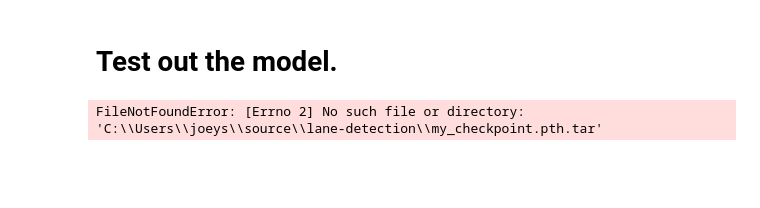
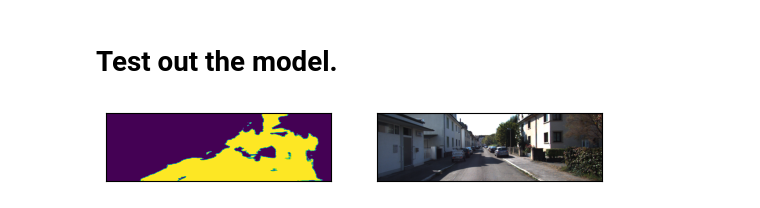
Before and after one commit to joeysantana3/lane-detection, a Jupyter notebook: U-Net From Scratch.ipynb, the cells around one changed output. Drawn from its saved outputs; the diff is of its cells as text; code cells hidden in the pictures; blank space fills up the shorter version.

```diff
--- a/U-Net From Scratch.ipynb
+++ b/U-Net From Scratch.ipynb
@@ -343,12 +339,12 @@ import cv2
 
 
 INDEX = 4
-VAL_IMAGES = r"C:\Users\joeys\source\lane-detection\data_road_modified\data_road\training\prepped_train_data\val\images"
-CHECKPOINT_PATH = r"C:\Users\joeys\source\lane-detection\my_checkpoint.pth.tar"
+VAL_IMAGES = r"C:\Users\Joey\source\lane-detection\New-Set-Feb-11-2023\val\images"
+CHECKPOINT_PATH = r"G:\My Drive\my_checkpoint.pth.tar"
 
 
 model = UNET(in_channels=3, out_channels=1).to(DEVICE)
-model_file = torch.load(CHECKPOINT_PATH)
+model_file = torch.load(CHECKPOINT_PATH, map_location=torch.device('cpu'))
 model.load_state_dict(model_file['state_dict'])
 model.eval()
 val_images = os.listdir(VAL_IMAGES)
@@ -372,34 +368,34 @@ train_transform = A.Compose(
 
 image = np.array(Image.open(full_path).convert("RGB"))
 augmentations = train_transform(image=image)
 image = augmentations["image"]
-image = image.to('cuda')
+#image = image.to('cuda')
 image = image.unsqueeze(0)
 model.eval()
 
 with torch.no_grad():
     pred = torch.sigmoid(model(image))
     pred = (pred > 0.5).float()
 
 transform = T.ToPILImage()
 
 pred = torch.squeeze(pred)
 predicted_mask = transform(pred)
 predicted_mask = np.array(predicted_mask)
 image = np.array(Image.open(full_path).convert("RGB"))
 predicted_mask = cv2.resize(predicted_mask, (image.shape[1], image.shape[0]))
 fig, axs = plt.subplots(1,2)
 plt.rcParams['figure.dpi'] = 400
 axs[0].imshow(predicted_mask)
 axs[1].imshow(image)
 for column in range(2):
     axs[column].tick_params(axis  = 'both', bottom= False, left  = False, labelbottom = False, labelleft   = False)
 
 color_mask = np.zeros_like(image)
 color_mask[predicted_mask >= 203] = (0, 255, 0) # green color
 masked_color = cv2.bitwise_and(image, color_mask)
 output = cv2.addWeighted(image, 0.9, masked_color, 0.9, 1)
 # %% [output]
-FileNotFoundError: [Errno 2] No such file or directory: 'C:\\Users\\joeys\\source\\lane-detection\\my_checkpoint.pth.tar'
+[figure, added]
 # %%
 plt.imshow(output)
```
Also changed, not shown: parts of 2 cells of this notebook.
